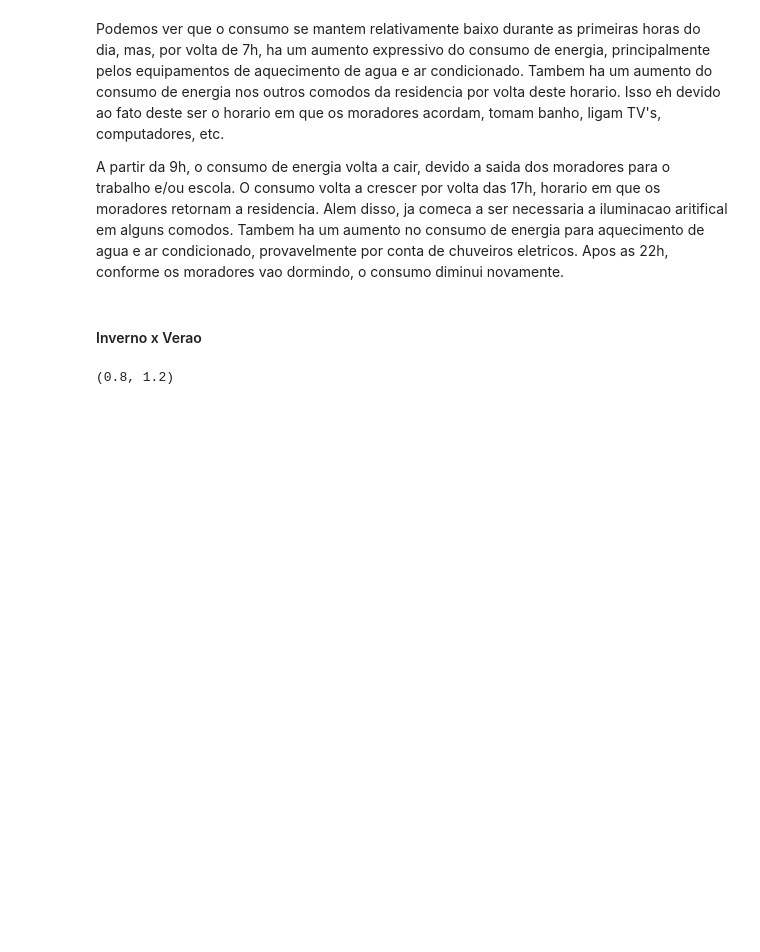
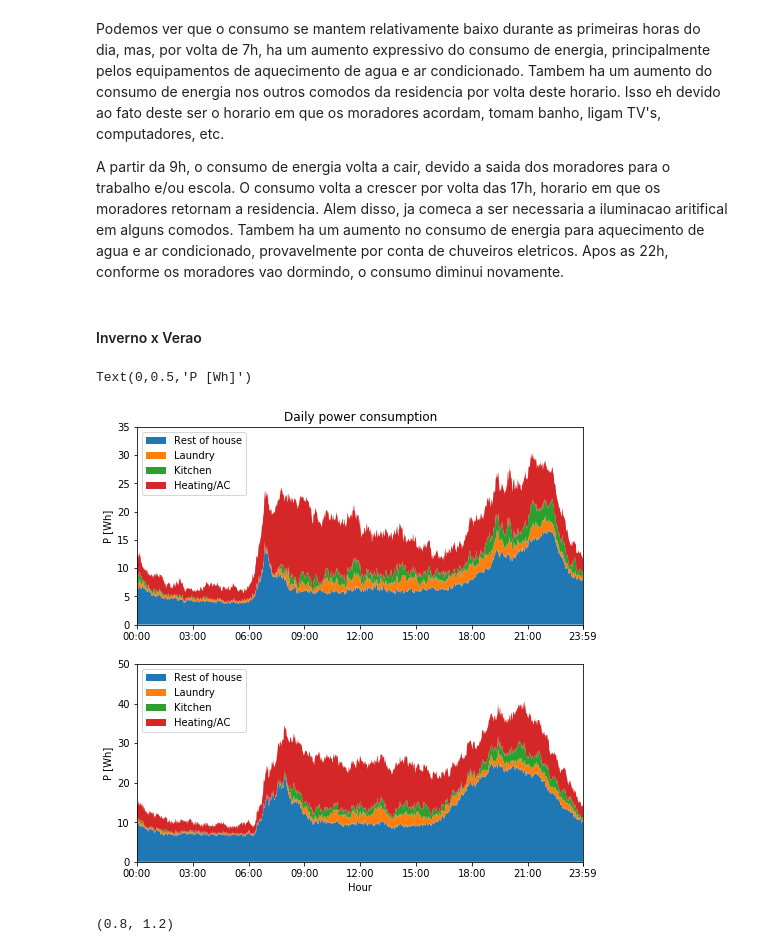
Before and after one commit to gnegrelli/test_ambar, a Jupyter notebook: test_Ambar.ipynb, the cells around one changed output. Drawn from its saved outputs; the diff is of its cells as text; code cells hidden in the pictures; blank space fills up the shorter version.

Commit message:
Calculate seasonal daily consumption

```diff
--- a/test_Ambar.ipynb
+++ b/test_Ambar.ipynb
@@ -120,3 +152,26 @@ A partir da 9h, o consumo de energia volta a cair, devido a saida dos moradores
+# %%
+labels = ['Rest of house', 'Laundry', 'Kitchen', 'Heating/AC']
+
+plt.subplot(2, 1, 1)
+plt.stackplot(instants, jun_rest_measures, jun_laundry_measures, jun_kitchen_measures, jun_heat_measures, labels=labels)
+plt.legend(loc='upper left')
+plt.xticks(np.hstack((np.arange(0, 1441, 3*60), np.array([1439]))))
+plt.xlim(0, 1440)
+plt.ylim(0, 35)
+plt.title('Daily power consumption')
+plt.ylabel('Winter Consumption [Wh]')
+
+plt.subplot(2, 1, 2)
+plt.stackplot(instants, dec_rest_measures, dec_laundry_measures, dec_kitchen_measures, dec_heat_measures, labels=labels)
+plt.legend(loc='upper left')
+plt.xticks(np.hstack((np.arange(0, 1441, 3*60), np.array([1439]))))
+plt.xlim(0, 1440)
+plt.ylim(0, 50)
+plt.xlabel('Hour')
+plt.ylabel('Consumo durante o inverno [Wh]')
+# %% [output]
+Text(0,0.5,'P [Wh]')
+[figure, added]
 # %%
 hourly_mean = df['P [kW]'].groupby(df.index.hour).mean().to_dict()
 daily_mean = df['P [kW]'].groupby(df.index.day).mean().to_dict()
```
Also changed, not shown: parts of 1 cell of this notebook.
